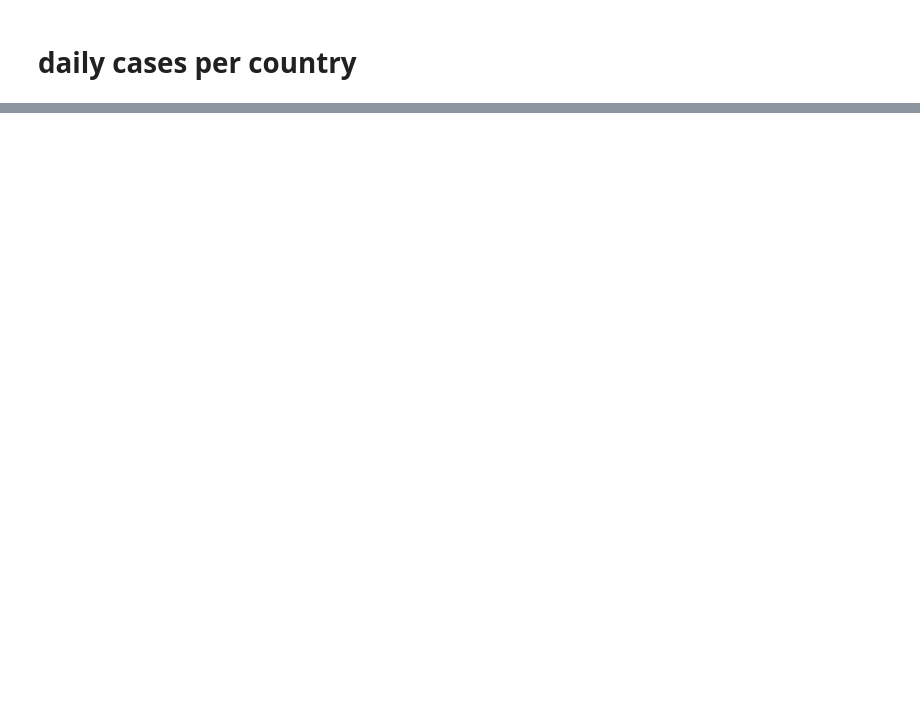
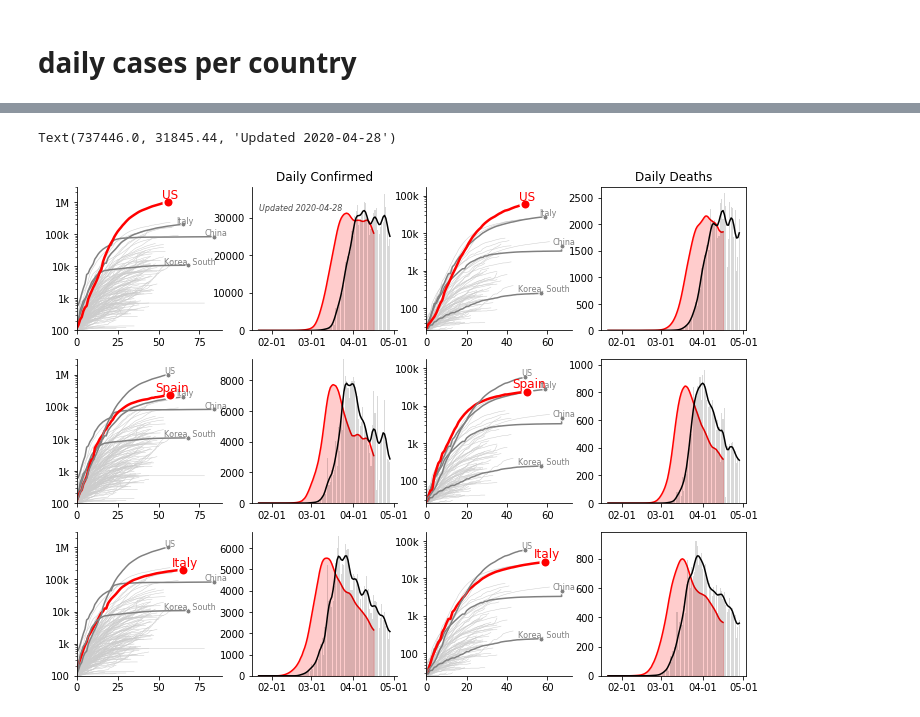
Before and after one commit to tlmohren/Covid19_analysis, a Jupyter notebook: notebooks/JHUdata_country_plots.ipynb, the cells around one changed output, grey strips where cells are left out. Drawn from its saved outputs; the diff is of its cells as text; code cells hidden in the pictures; blank space fills up the shorter version.

Commit message:
experiment with different plotting format

```diff
--- a/notebooks/JHUdata_country_plots.ipynb
+++ b/notebooks/JHUdata_country_plots.ipynb
@@ -414,0 +411,75 @@ Text(737446.0, 29674.16, 'Updated 2020-04-27')
+# %%
+notable_countries = ['US', 'China','Italy' ,'Korea, South' ]
+n_countries = 3
+top_countries = sorted_countries['Country/Region'][:n_countries].tolist()
+
+fig, ax = plt.subplots(n_countries ,4,figsize=( full_w[0],n_countries*3))
+
+for i,country in enumerate( top_countries ):
+    df_pl = df_country[ df_country['Country/Region'] == country]
+
+    bool_measure = df_pl['Measure'].notnull()
+    measures= df_pl.loc[bool_measure,['Measure','Date']]
+
+    jp.plot_daily( ax[i,1] , df_pl['Date'], df_pl['Daily Confirmed'], measures,annotate=False)
+    jp.plot_daily( ax[i,3] , df_pl['Date'], df_pl['Daily Death'],measures,annotate=False)
+
+    ax[i,0] = jp.plot_highlight(ax[i,0], country, df_country['Delta C'],
+                                            df_country['Confirmed'],
+                                            df_country['Country/Region'],
+                                            notable_countries,
+                                            threshold_cases,annotate_name=False)
+
+    ax[i,2] = jp.plot_highlight(ax[i,2], country, df_country['Delta D'],
+                                            df_country['Death'],
+                                            df_country['Country/Region'],
+                                            notable_countries,
+                                            threshold_deaths,annotate_name=False)
+
+
+    ax[i,1].spines['top'].set_visible(False)
+    ax[i,1].spines['right'].set_visible(False)
+
+    xCmax = df_country['Delta C'].max()
+    yCmax = df_country['Confirmed'].max()
+    xDmax = df_country['Delta D'].max()
+    yDmax = df_country['Death'].max()
+
+    ax[i,0].set_xlim([0,xCmax+5])
+    ax[i,0].set_ylim([100,yCmax*3])
+    ax[i,2].set_xlim([0,xDmax+5])
+    ax[i,2].set_ylim([25,yDmax*3])
+
+
+    y = df_pl['Confirmed'].iloc[-1]*1.5
+    x = df_pl['Delta C'].iloc[-1] + 1
+    ax[i,0].annotate( country ,[x,y], color=goal_col, fontsize = 12, ha='center',zorder =13)
+
+    y = df_pl['Death'].iloc[-1]*1.5
+    x = df_pl['Delta D'].iloc[-1] + 1
+    ax[i,2].annotate( country ,[x,y], color=goal_col, fontsize = 12, ha='center',zorder =13)
+
+    if True:#i == 0:
+        for country2 in threshold_countries:
+            if (country2 in notable_countries) &( country2 != country):
+                bool_country = df_country['Country/Region'] == country2
+                df_pl = df_country[bool_country]
+
+                y = df_pl['Confirmed'].iloc[-1]*1.1
+                x = df_pl['Delta C'].iloc[-1] + 1
+                ax[i,0].annotate( country2 ,[x,y], color=emph_col, fontsize = 8, ha='center')
+
+                y = df_pl['Death'].iloc[-1]*1.1
+                x = df_pl['Delta D'].iloc[-1] + 1
+                ax[i,2].annotate( country2 ,[x,y], color=emph_col, fontsize = 8, ha='center')
+
+
+ax[0,1].set_title('Daily Confirmed')
+ax[0,3].set_title('Daily Deaths')
+
+ax[0,1].annotate('Updated '+str( df_country['Date'].iloc[-1]),
+            [dt.date2num( dates[0] ) ,df_country['Daily Confirmed'].max()*(1-0.12)],
+                 color=[.3,.3,.3], style='italic',fontsize=8)
+# %% [output]
+Text(737446.0, 31845.44, 'Updated 2020-04-28')
+[figure, added]
```
Also changed, not shown: parts of 7 cells of this notebook, 2 other files.
